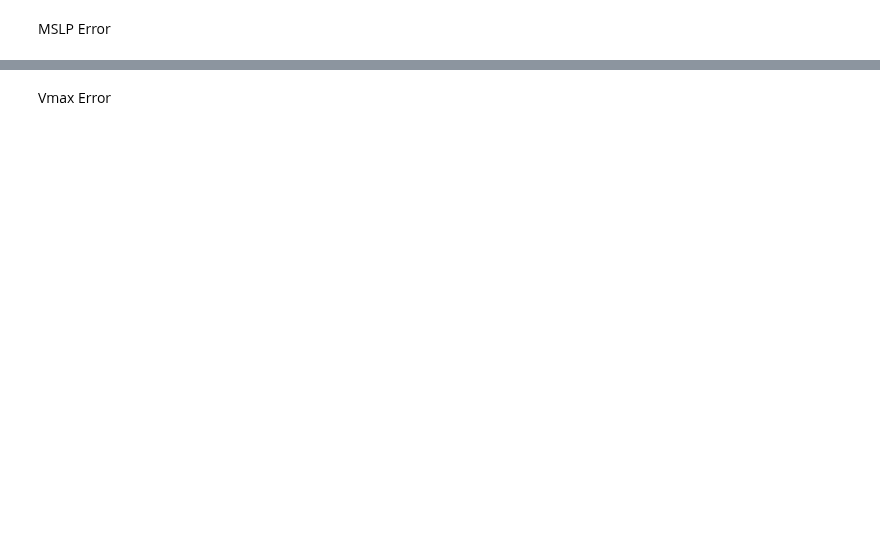
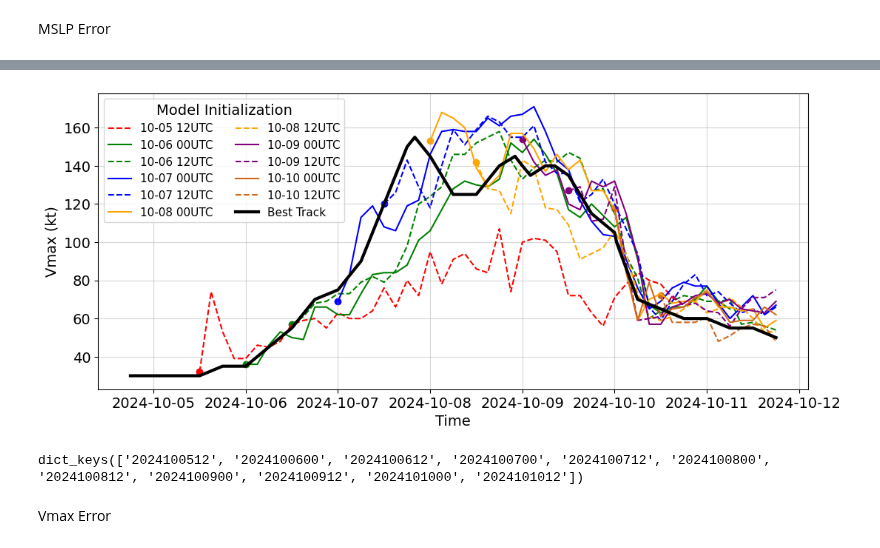
Before and after one commit to SeanBarnier/HAFS_Air-Sea, a Jupyter notebook: HAFSA_Atmosphere.ipynb, the cells around one changed output, grey strips where cells are left out. Drawn from its saved outputs; the diff is of its cells as text; code cells hidden in the pictures; blank space fills up the shorter version.

```diff
--- a/HAFSA_Atmosphere.ipynb
+++ b/HAFSA_Atmosphere.ipynb
@@ -190,24 +219,30 @@ mslpFig.savefig(filepath + "/mslpError.png")
 # %%
 stormStartVmaxs = [list(stormVmax[key].values())[0] for key in stormVmax.keys()]
 
 mslpFig = plt.figure(figsize=(12, 5))
 mslpAx = mslpFig.add_axes([0.1,0.1,0.8,0.8])
 
 for run in stormVmax.keys():
   runLabel = f"{run[4:6]}-{run[6:8]} {run[8:10]}UTC"
   mslpPlot = mslpAx.plot(stormVmax[run].keys(), stormVmax[run].values(), color=cols[int(run[6:8])], linestyle=linestyles[int(run[8:10])], label=runLabel)
   #if run[6:8] not in doneDays: mslpPlot[0].set_label(f"10-{run[6:8]}")
   #doneDays.append(run[6:8])
   mslpAx.scatter(list(stormVmax[run].keys())[0], list(stormVmax[run].values())[0], color=cols[int(run[6:8])])
 
 mslpAx.plot(btDates, tc.vmax, label="Best Track", color="black", linewidth=3)
 
 mslpAx.set_xlabel("Time")
 mslpAx.set_ylabel("Vmax (kt)")
 mslpAx.grid(alpha=0.5)
-mslpAx.legend(title="Model Initialization")
+mslpAx.legend(title="Model Initialization", ncols=2, fontsize=11)
 
 mslpFig.savefig(filepath + "/vmax_allRuns.png")
+# %% [output]
+[figure, added]
+# %%
+stormVmax.keys()
+# %% [output]
+dict_keys(['2024100512', '2024100600', '2024100612', '2024100700', '2024100712', '2024100800', '2024100812', '2024100900', '2024100912', '2024101000', '2024101012'])
 # %% [markdown]
 Vmax Error
 # %%
```
Also changed, not shown: parts of 14 cells of this notebook.
